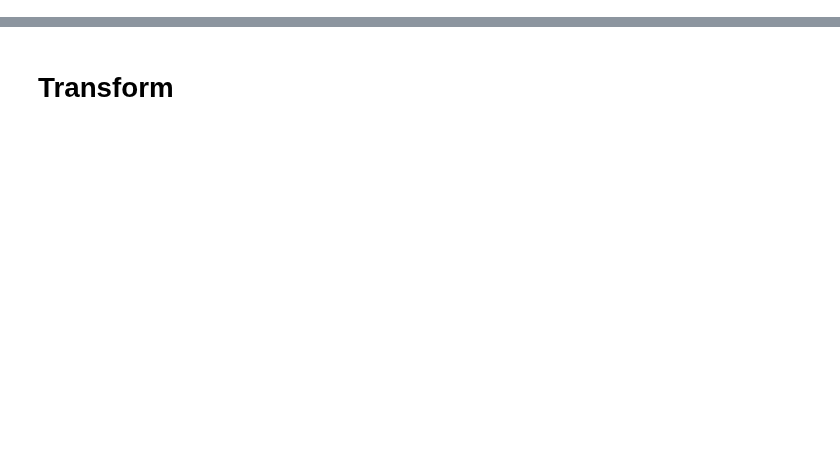
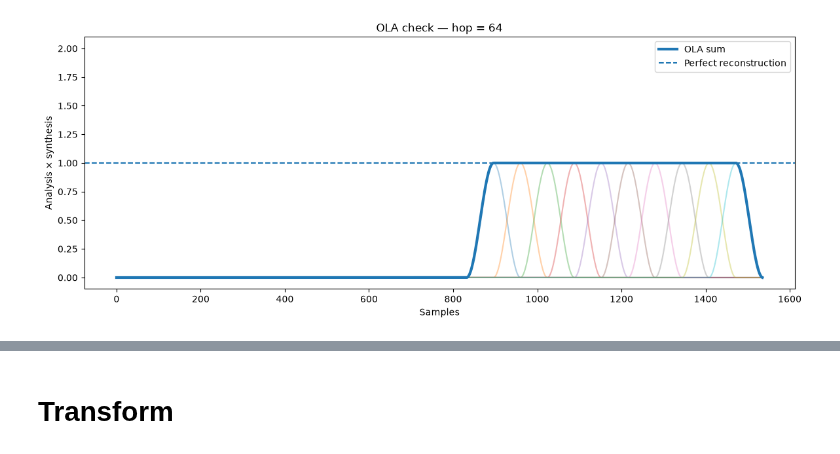
Before and after one commit to NilsDem/AFTER, a Jupyter notebook: notebooks/stft.ipynb, the cells around one changed output, grey strips where cells are left out. Drawn from its saved outputs; the diff is of its cells as text; code cells hidden in the pictures; blank space fills up the shorter version.

```diff
--- a/notebooks/stft.ipynb
+++ b/notebooks/stft.ipynb
@@ -170,7 +170,7 @@ def make_mauler_windows(
 # %%
 sample_rate = 44100
 
-analysis_length = 512
+analysis_length = 960
 synthesis_length = 128
 hop_length = 64
 
@@ -180,3 +180,80 @@ analysis_window, synthesis_window = make_mauler_windows(
     zero_length = 0,
     hop_length=hop_length
 )
+# %%
+import numpy as np
+import matplotlib.pyplot as plt
+
+
+def plot_ola(
+    analysis_window,
+    synthesis_window,
+    hop_length,
+    n_frames=10,
+):
+    h = analysis_window.detach().cpu().numpy()
+    f = synthesis_window.detach().cpu().numpy()
+
+    product = h * f
+
+    K = len(product)
+    total_length = K + (n_frames - 1) * hop_length
+
+    ola = np.zeros(total_length)
+
+    plt.figure(figsize=(14, 5))
+
+    for i in range(n_frames):
+        start = i * hop_length
+
+        shifted = np.zeros(total_length)
+        shifted[start:start + K] = product
+
+        ola += shifted
+
+        plt.plot(
+            shifted,
+            alpha=0.35,
+        )
+
+    plt.plot(
+        ola,
+        linewidth=3,
+        label="OLA sum",
+    )
+
+    plt.axhline(
+        1.0,
+        linestyle="--",
+        label="Perfect reconstruction",
+    )
+
+    plt.ylim(-0.1, max(2.1, ola.max() * 1.1))
+    plt.xlabel("Samples")
+    plt.ylabel("Analysis × synthesis")
+    plt.title(f"OLA check — hop = {hop_length}")
+    plt.legend()
+    plt.show()
+
+    # Ignore boundaries where not all windows overlap
+    margin = K
+    if total_length > 2 * margin:
+        central = ola[margin:-margin]
+
+        print("Central OLA:")
+        print("  min:", central.min())
+        print("  max:", central.max())
+        print("  mean:", central.mean())
+        print(
+            "  max error from 1:",
+            np.max(np.abs(central - 1.0)),
+        )
+
+
+plot_ola(
+    analysis_window,
+    synthesis_window,
+    hop_length=hop_length,
+)
+# %% [output]
+[figure, added]
```
Also changed, not shown: parts of 3 cells of this notebook, 21 other files.
